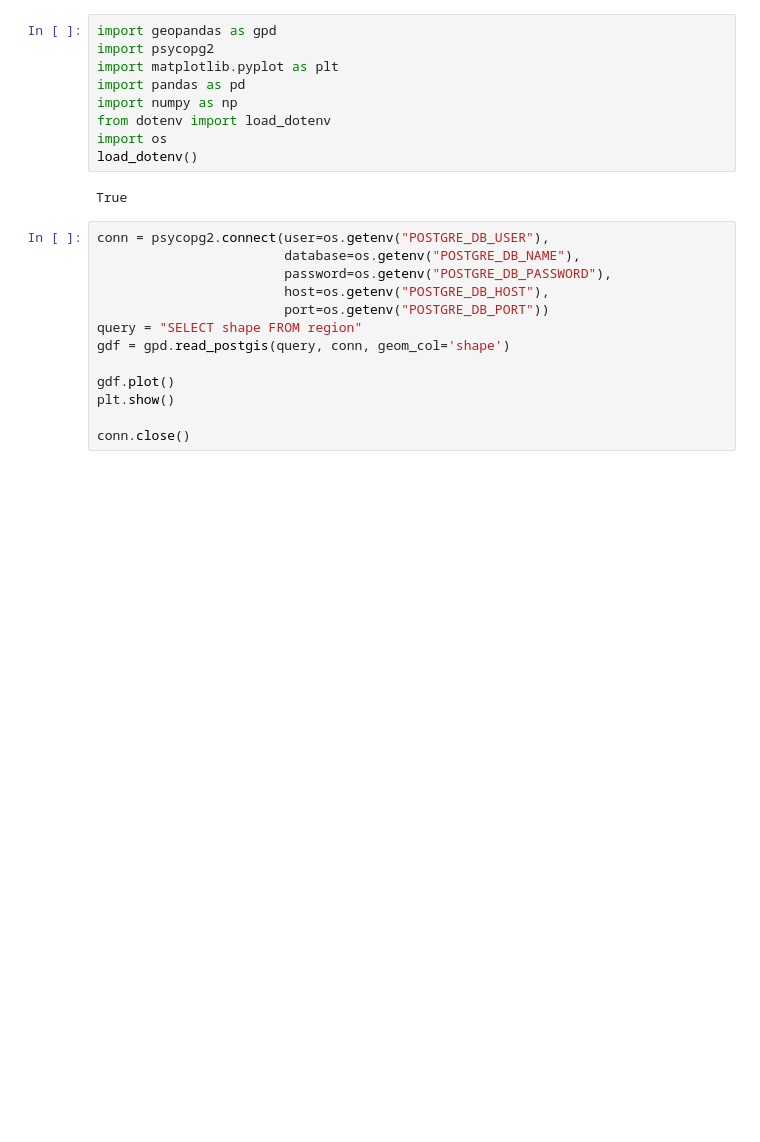
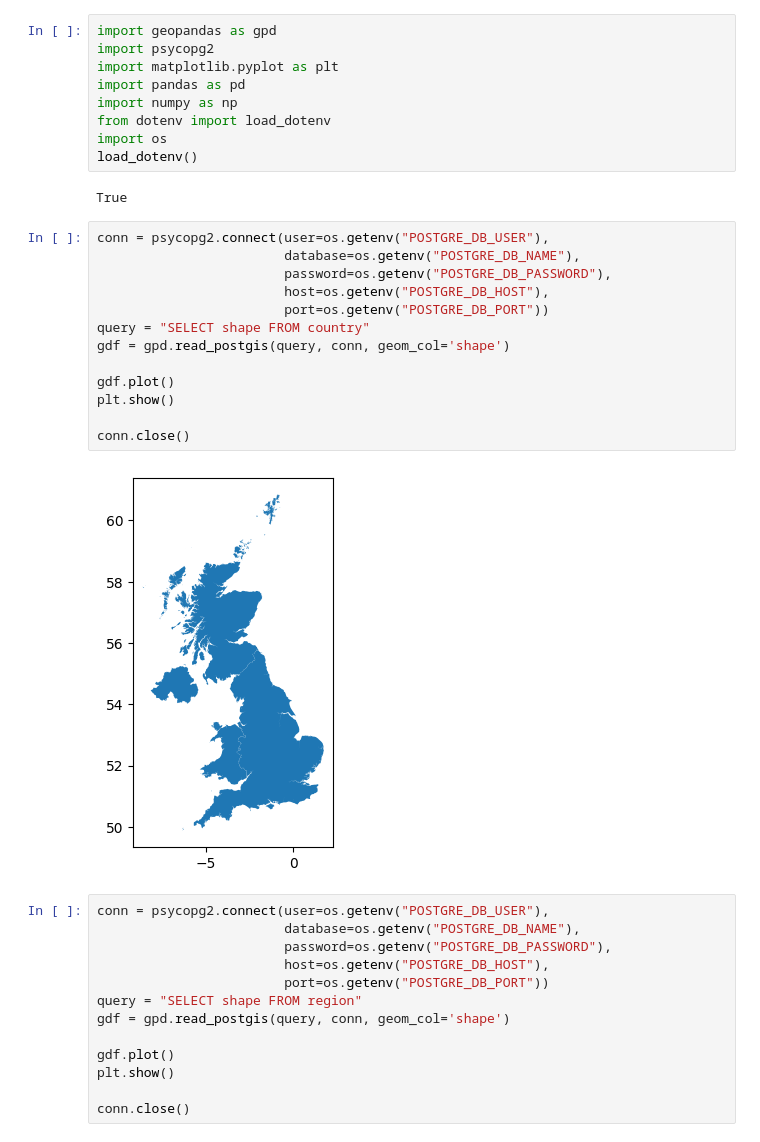
Before and after one commit to Gulilil/IF4040_SpatialDatabase, a Jupyter notebook: visualization.ipynb, the cells around one changed output. Saved outputs shown, nothing was run; the diff lists cells and outputs as text; blank space fills up the shorter version.

Commit message:
update visualization

```diff
--- a/visualization.ipynb
+++ b/visualization.ipynb
@@ -9,6 +9,21 @@ import os
 load_dotenv()
 # %% [output]
 True
+# %%
+conn = psycopg2.connect(user=os.getenv("POSTGRE_DB_USER"),
+                        database=os.getenv("POSTGRE_DB_NAME"),
+                        password=os.getenv("POSTGRE_DB_PASSWORD"),
+                        host=os.getenv("POSTGRE_DB_HOST"),
+                        port=os.getenv("POSTGRE_DB_PORT"))
+query = "SELECT shape FROM country"
+gdf = gpd.read_postgis(query, conn, geom_col='shape')
+
+gdf.plot()
+plt.show()
+
+conn.close()
+# %% [output]
+[figure, added]
 # %%
 conn = psycopg2.connect(user=os.getenv("POSTGRE_DB_USER"),
                         database=os.getenv("POSTGRE_DB_NAME"),
```
Also changed, not shown: parts of 1 cell of this notebook.
